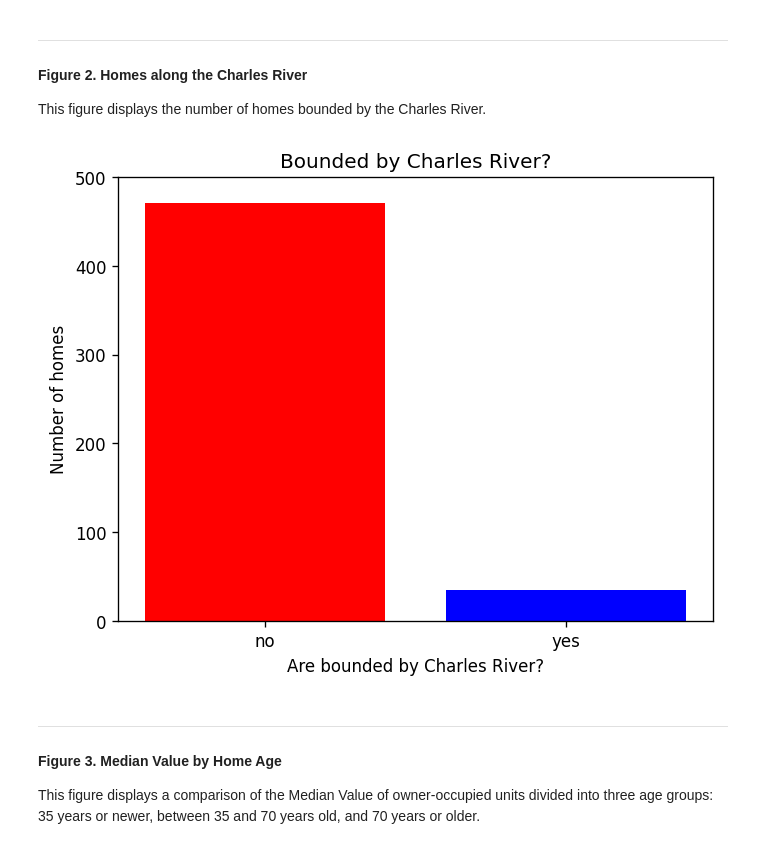
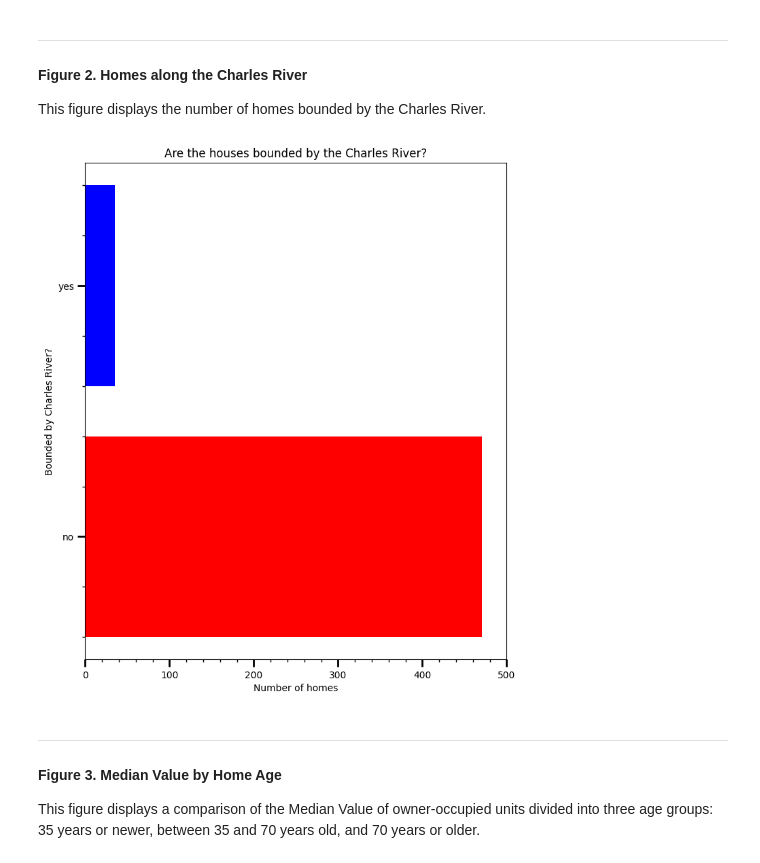
Before and after one commit to AmunNefer/IBM-Data-Science-Notebooks, a Jupyter notebook: Notebook for Stats for Data Sci Final Assignment.ipynb, the cells around one changed output. Saved outputs shown, nothing was run; the diff lists cells and outputs as text; code cells hidden in the pictures.

```diff
--- a/Notebook for Stats for Data Sci Final Assignment.ipynb
+++ b/Notebook for Stats for Data Sci Final Assignment.ipynb
@@ -175,9 +117,14 @@ Figure 5. The ratio of pupils to teachers (PTRATIO).
 <p>
 This figure displays the median valure of owner-occupied homes. The variable that upper management is most interested in and against which most other factors (variables) will be compared.
 # %%
-ax = sns.catplot(y='MEDV', data=boston_df, kind = "boxen")
+#Instead of a regular box plot, use a boxen plot to show more detail for the Median Value.
+ax = sns.catplot(y='MEDV', data=boston_df, kind = "boxen", height=7.27)
 plt.ylabel("Median Value in $1,000s")
 plt.title("Median value of owner occupied homes")
-plt.rcParams.update({"figure.dpi": 120})
+ax1 = plt.subplot()
+ax1.minorticks_on()
+ax1.tick_params('both', length=8, width=2, which='major')
+ax1.tick_params('both', length=3, width=1, which='minor')
+plt.rcParams["figure.figsize"] = [8.0, 9.50]
 plt.show()
 # %% [output]
@@ -188,15 +135,21 @@ plt.show()
 <p>
 This figure displays the number of homes bounded by the Charles River.
 # %%
-plt.bar(boston_df.CHAS.unique(), boston_df.CHAS.value_counts(), tick_label =['no', 'yes'], color =['red', 'blue'])
-plt.ylim(top=500, bottom =0)
-plt.xlabel('Are bounded by Charles River?')
-plt.ylabel('Number of homes')
-plt.title('Bounded by Charles River?')
-plt.rcParams.update({"figure.dpi": 120})
+#Run a horizontal bar plot for best appearance.
+plt.barh(boston_df.CHAS.unique(), boston_df.CHAS.value_counts(), tick_label =['no', 'yes'], color =['red', 'blue'])
+plt.xlim(right=500, left =0)
+plt.ylabel('Bounded by Charles River?')
+plt.xlabel('Number of homes')
+plt.title('Are the houses bounded by the Charles River?')
+ax1 = plt.subplot()
+ax1.minorticks_on()
+ax1.tick_params('both', length=8, width=2, which='major')
+ax1.tick_params('both', length=3, width=1, which='minor')
+plt.rcParams["figure.figsize"] = [8.0, 4.50]
+plt.rcParams["figure.autolayout"] = True
 plt.show()
 # %% [output]
-[figure, old version]
+[figure, new version]
 # %% [markdown]
 <hr>
 <h4>Figure 3. Median Value by Home Age</h4>
```
Also changed, not shown: parts of 22 cells of this notebook.
